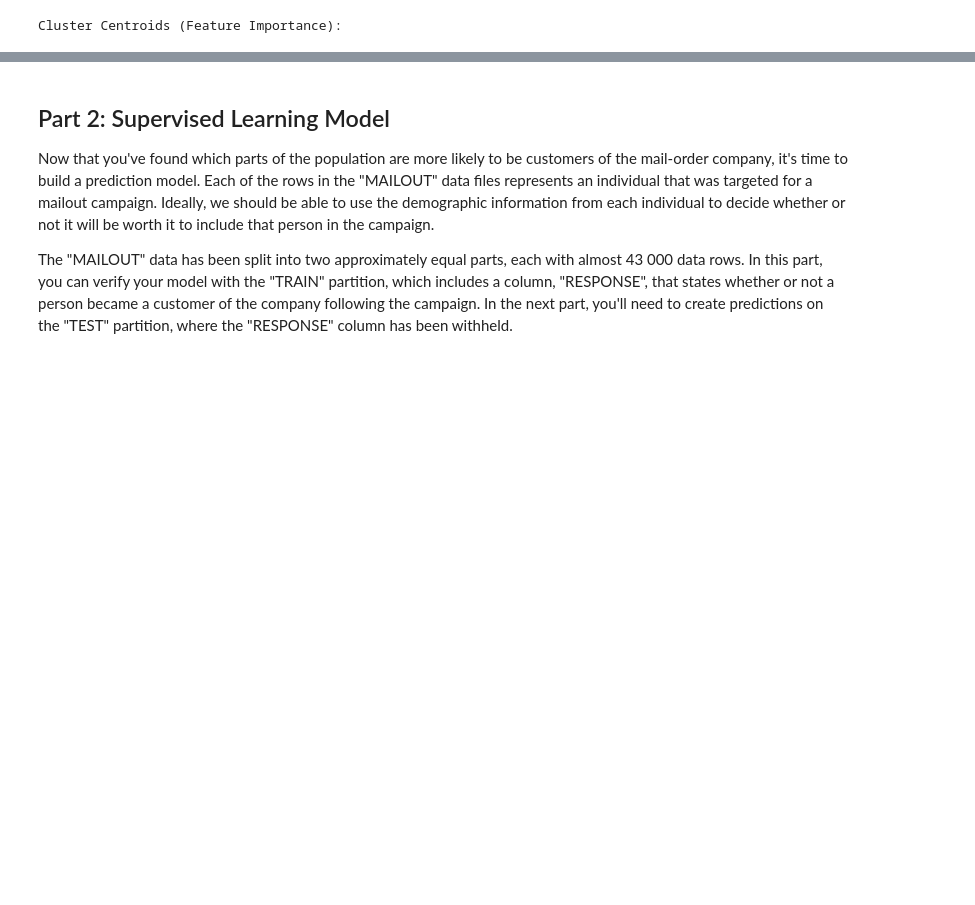
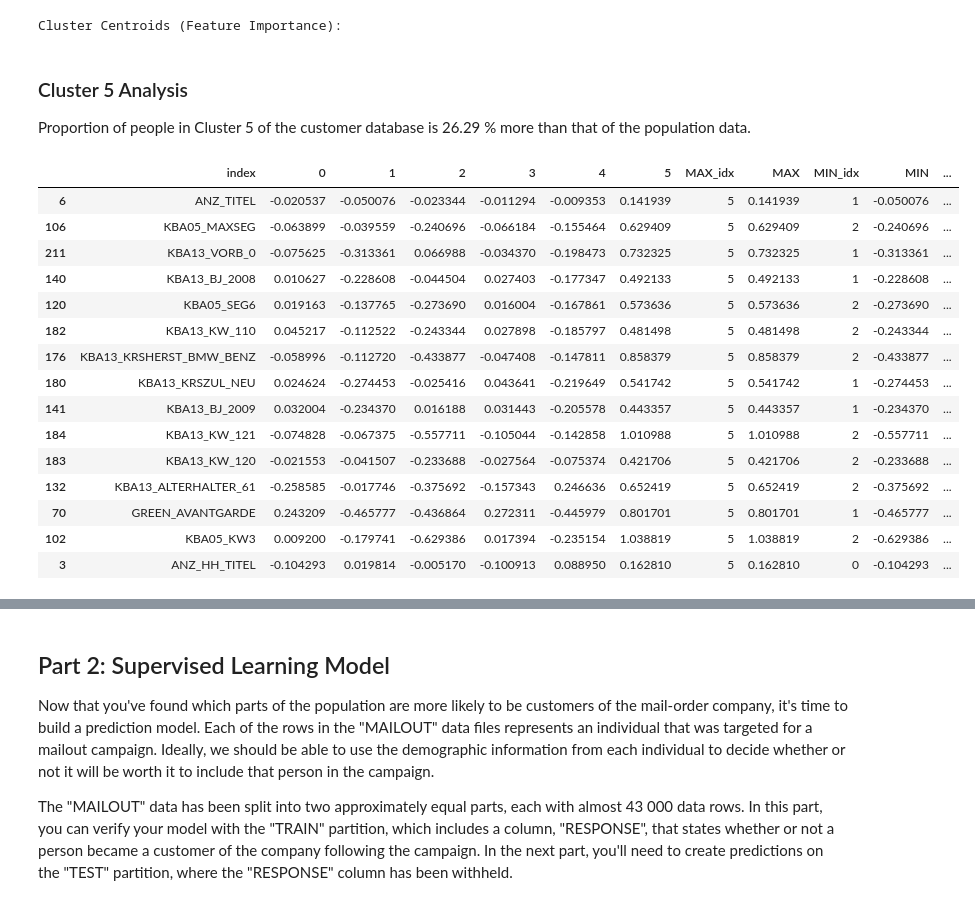
Before and after one commit to ditivaidya/Udacity-Project-IV, a Jupyter notebook: Arvato Project Workbook.ipynb, the cells around one changed output, grey strips where cells are left out. Drawn from its saved outputs; the diff is of its cells as text; code cells hidden in the pictures; blank space fills up the shorter version.

```diff
--- a/Arvato Project Workbook.ipynb
+++ b/Arvato Project Workbook.ipynb
@@ -807,0 +829,27 @@ cluster_centroids_df.to_excel("centroids4.xlsx")
+# %%
+cluster_centroids_df['Perc_Difference'] = (cluster_centroids_df.MAX - cluster_centroids_df.MIN)*100/cluster_centroids_df.MIN
+cluster_centroids_df = cluster_centroids_df.sort_values(by='Perc_Difference',ascending=True)
+
+cluster_centroids_df.to_excel("centroids_sorted.xlsx")
+# %% [markdown]
+### Cluster 5 Analysis
+Proportion of people in Cluster 5 of the customer database is 26.29 % more than that of the population data.
+# %%
+cluster_centroids_df[cluster_centroids_df['MAX_idx']==5].head(15)
+# %% [output]
+|  | index | 0 | 1 | 2 | 3 | 4 | 5 | MAX_idx | MAX | MIN_idx | MIN | ... |
+| 6 | ANZ_TITEL | -0.020537 | -0.050076 | -0.023344 | -0.011294 | -0.009353 | 0.141939 | 5 | 0.141939 | 1 | -0.050076 | ... |
+| 106 | KBA05_MAXSEG | -0.063899 | -0.039559 | -0.240696 | -0.066184 | -0.155464 | 0.629409 | 5 | 0.629409 | 2 | -0.240696 | ... |
+| 211 | KBA13_VORB_0 | -0.075625 | -0.313361 | 0.066988 | -0.034370 | -0.198473 | 0.732325 | 5 | 0.732325 | 1 | -0.313361 | ... |
+| 140 | KBA13_BJ_2008 | 0.010627 | -0.228608 | -0.044504 | 0.027403 | -0.177347 | 0.492133 | 5 | 0.492133 | 1 | -0.228608 | ... |
+| 120 | KBA05_SEG6 | 0.019163 | -0.137765 | -0.273690 | 0.016004 | -0.167861 | 0.573636 | 5 | 0.573636 | 2 | -0.273690 | ... |
+| 182 | KBA13_KW_110 | 0.045217 | -0.112522 | -0.243344 | 0.027898 | -0.185797 | 0.481498 | 5 | 0.481498 | 2 | -0.243344 | ... |
+| 176 | KBA13_KRSHERST_BMW_BENZ | -0.058996 | -0.112720 | -0.433877 | -0.047408 | -0.147811 | 0.858379 | 5 | 0.858379 | 2 | -0.433877 | ... |
+| 180 | KBA13_KRSZUL_NEU | 0.024624 | -0.274453 | -0.025416 | 0.043641 | -0.219649 | 0.541742 | 5 | 0.541742 | 1 | -0.274453 | ... |
+| 141 | KBA13_BJ_2009 | 0.032004 | -0.234370 | 0.016188 | 0.031443 | -0.205578 | 0.443357 | 5 | 0.443357 | 1 | -0.234370 | ... |
+| 184 | KBA13_KW_121 | -0.074828 | -0.067375 | -0.557711 | -0.105044 | -0.142858 | 1.010988 | 5 | 1.010988 | 2 | -0.557711 | ... |
+| 183 | KBA13_KW_120 | -0.021553 | -0.041507 | -0.233688 | -0.027564 | -0.075374 | 0.421706 | 5 | 0.421706 | 2 | -0.233688 | ... |
+| 132 | KBA13_ALTERHALTER_61 | -0.258585 | -0.017746 | -0.375692 | -0.157343 | 0.246636 | 0.652419 | 5 | 0.652419 | 2 | -0.375692 | ... |
+| 70 | GREEN_AVANTGARDE | 0.243209 | -0.465777 | -0.436864 | 0.272311 | -0.445979 | 0.801701 | 5 | 0.801701 | 1 | -0.465777 | ... |
+| 102 | KBA05_KW3 | 0.009200 | -0.179741 | -0.629386 | 0.017394 | -0.235154 | 1.038819 | 5 | 1.038819 | 2 | -0.629386 | ... |
+| 3 | ANZ_HH_TITEL | -0.104293 | 0.019814 | -0.005170 | -0.100913 | 0.088950 | 0.162810 | 5 | 0.162810 | 0 | -0.104293 | ... |
```
Also changed, not shown: parts of 44 cells of this notebook, 4 other files.
